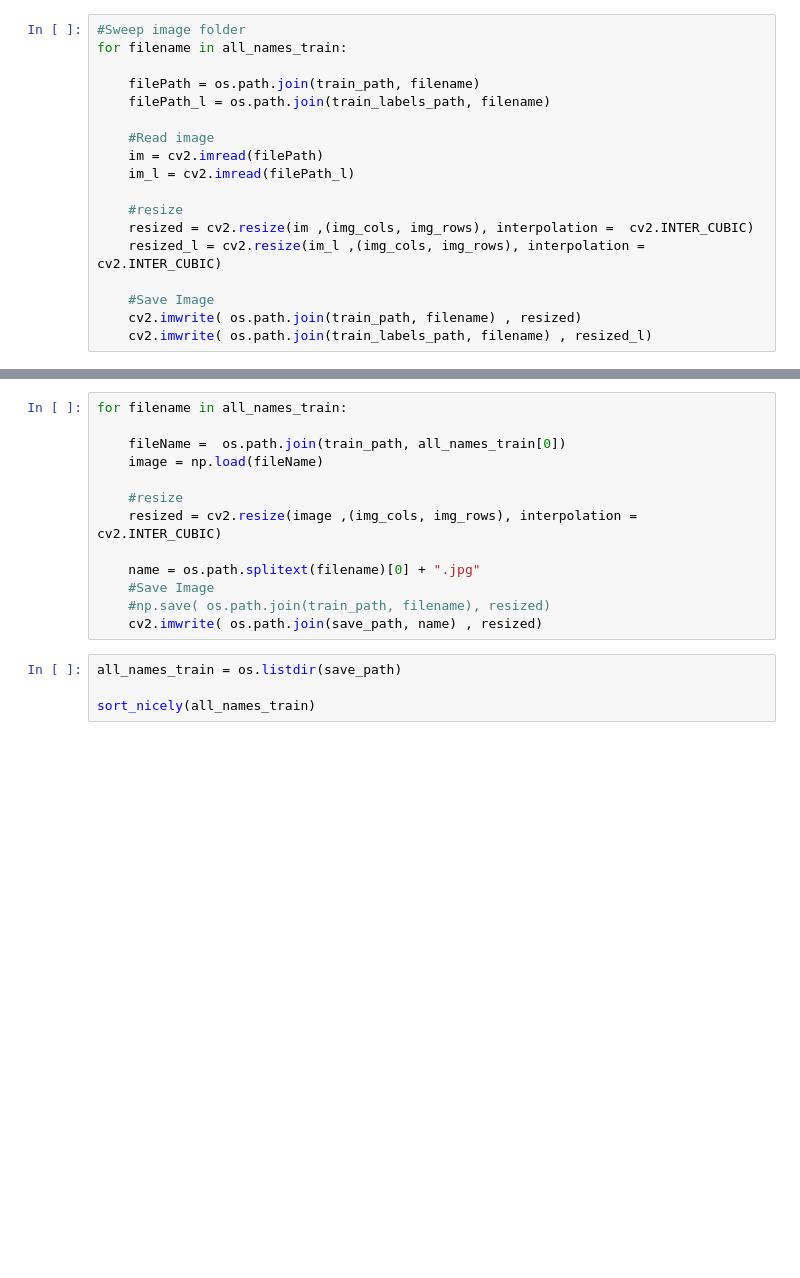
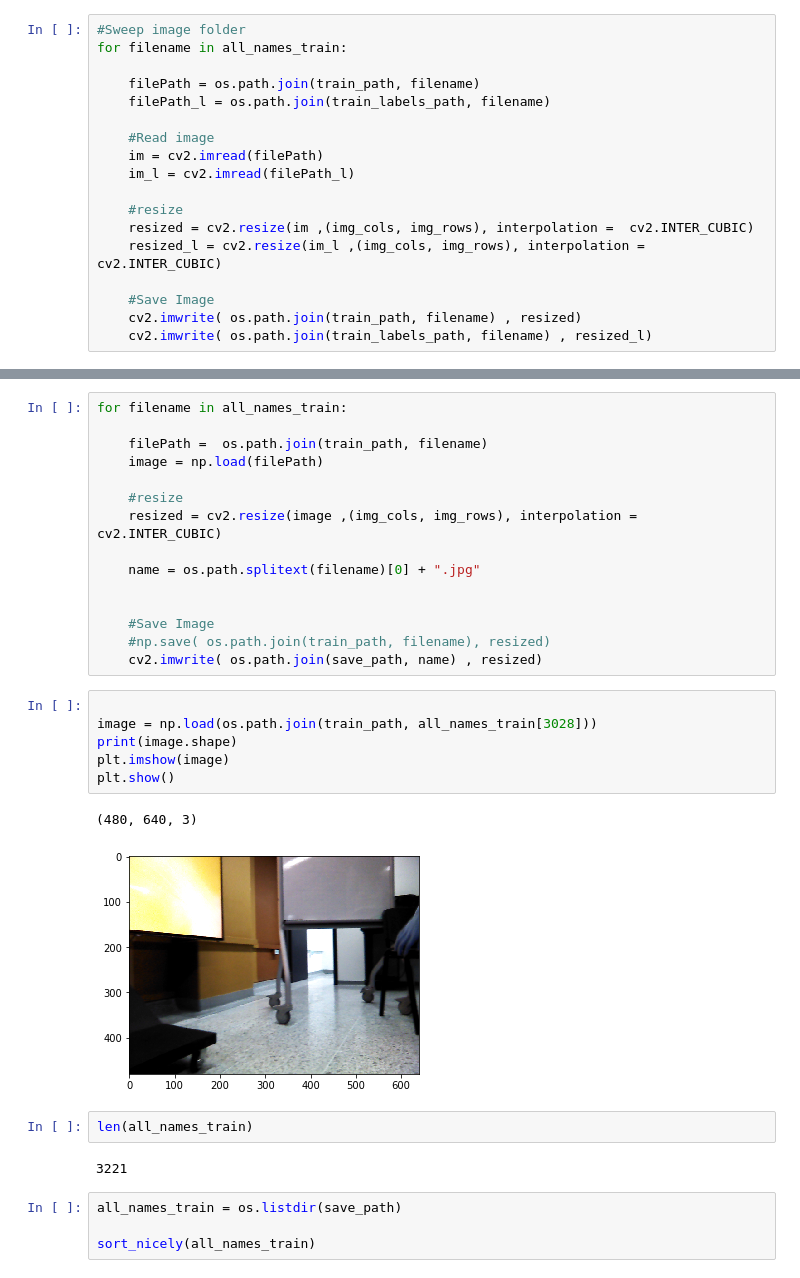
Before and after one commit to mcamila777/Traversability_project, a Jupyter notebook: notebooks/Image_proccesing.ipynb, the cells around one changed output, grey strips where cells are left out. Saved outputs shown, nothing was run; the diff lists cells and outputs as text; blank space fills up the shorter version.

```diff
--- a/notebooks/Image_proccesing.ipynb
+++ b/notebooks/Image_proccesing.ipynb
@@ -273,16 +272,31 @@ plt.show()
 # %%
 for filename in all_names_train:
 
-    fileName =  os.path.join(train_path, all_names_train[0])
-    image = np.load(fileName)
+    filePath =  os.path.join(train_path, filename)
+    image = np.load(filePath)
 
     #resize
     resized = cv2.resize(image ,(img_cols, img_rows), interpolation =  cv2.INTER_CUBIC)
 
     name = os.path.splitext(filename)[0] + ".jpg"
+
+
     #Save Image
     #np.save( os.path.join(train_path, filename), resized)
     cv2.imwrite( os.path.join(save_path, name) , resized)
+# %%
+
+image = np.load(os.path.join(train_path, all_names_train[3028]))
+print(image.shape)
+plt.imshow(image)
+plt.show()
+# %% [output]
+(480, 640, 3)
+[figure, added]
+# %%
+len(all_names_train)
+# %% [output]
+3221
 # %%
 all_names_train = os.listdir(save_path)
 
```
Also changed, not shown: parts of 4 cells of this notebook, 3 other files.
